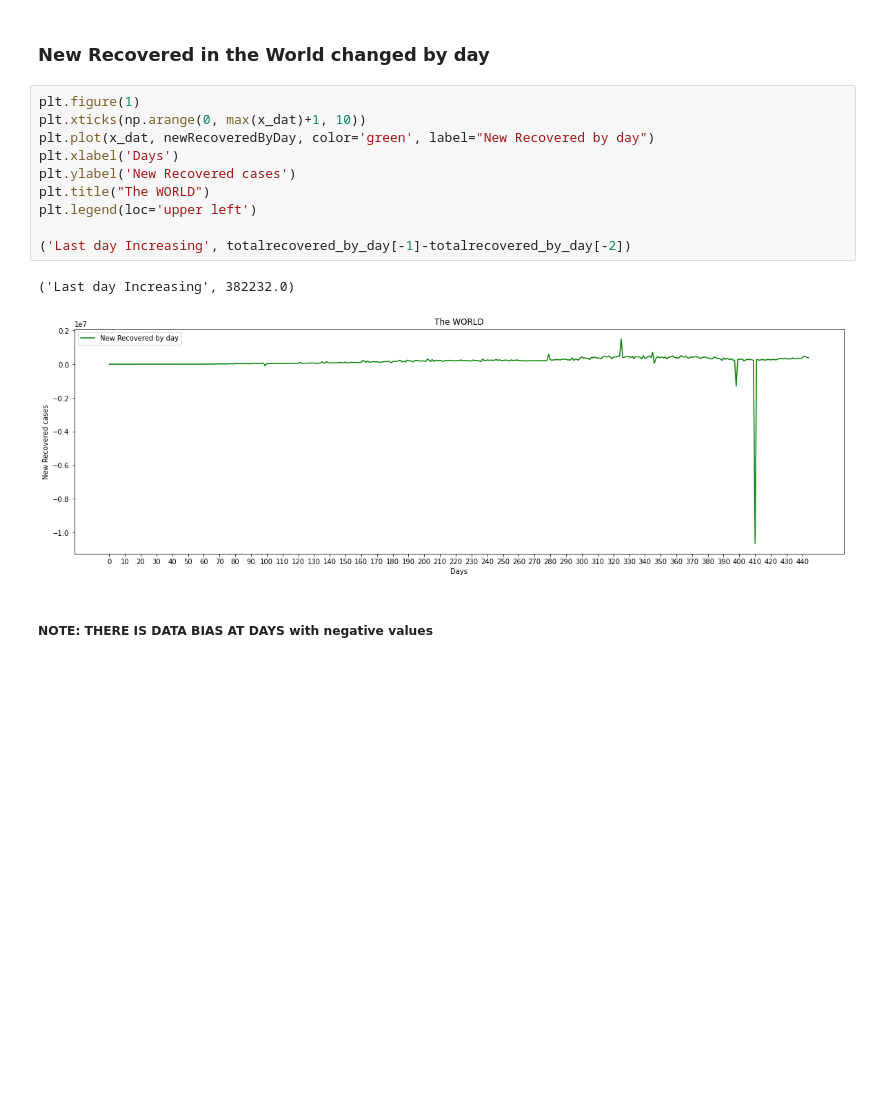
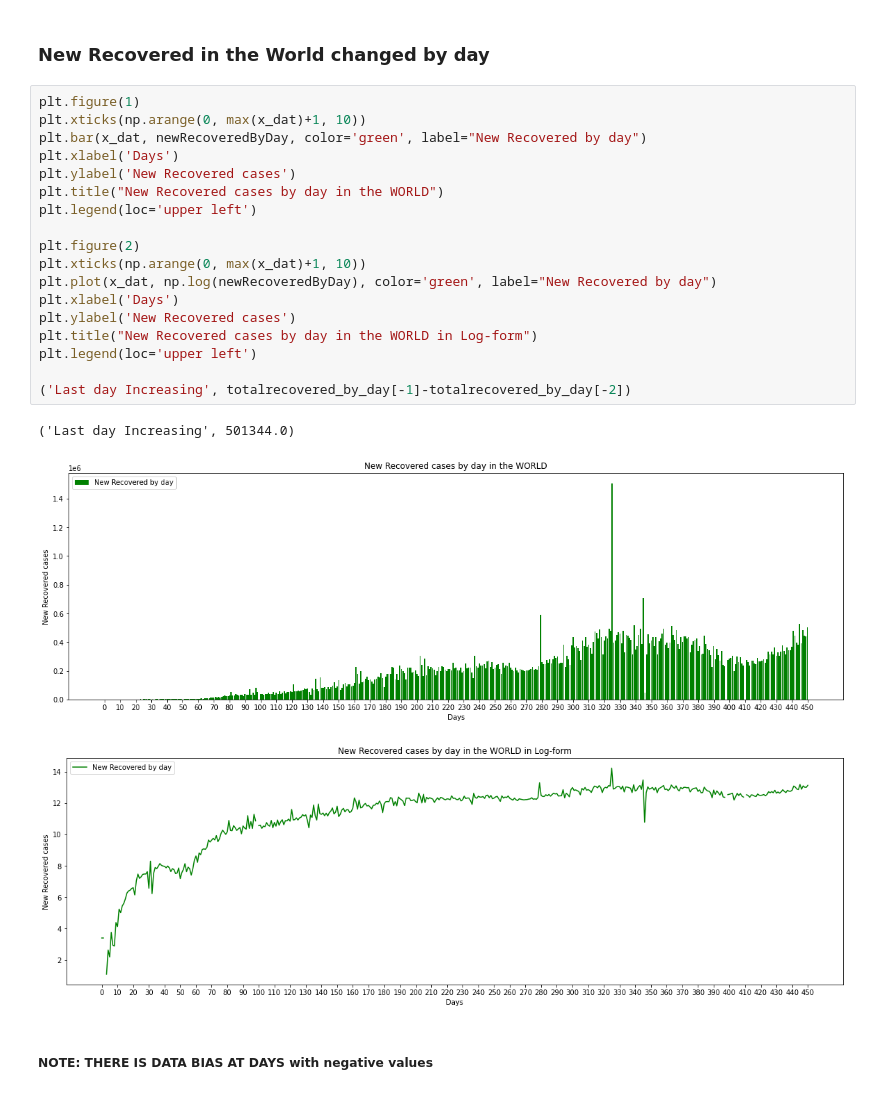
Before and after one commit to lphan/ML-Practices, a Jupyter notebook: 18_Covid-19/18_Covid-19_recovered.ipynb, the cells around one changed output. Saved outputs shown, nothing was run; the diff lists cells and outputs as text; blank space fills up the shorter version.

```diff
--- a/18_Covid-19/18_Covid-19_recovered.ipynb
+++ b/18_Covid-19/18_Covid-19_recovered.ipynb
@@ -35,16 +35,25 @@ Total recovered last day:  76891125.0
 # %%
 plt.figure(1)
 plt.xticks(np.arange(0, max(x_dat)+1, 10))
-plt.plot(x_dat, newRecoveredByDay, color='green', label="New Recovered by day")
+plt.bar(x_dat, newRecoveredByDay, color='green', label="New Recovered by day")
 plt.xlabel('Days')
 plt.ylabel('New Recovered cases')
-plt.title("The WORLD")
+plt.title("New Recovered cases by day in the WORLD")
+plt.legend(loc='upper left')
+
+plt.figure(2)
+plt.xticks(np.arange(0, max(x_dat)+1, 10))
+plt.plot(x_dat, np.log(newRecoveredByDay), color='green', label="New Recovered by day")
+plt.xlabel('Days')
+plt.ylabel('New Recovered cases')
+plt.title("New Recovered cases by day in the WORLD in Log-form")
 plt.legend(loc='upper left')
 
 ('Last day Increasing', totalrecovered_by_day[-1]-totalrecovered_by_day[-2])
 # %% [output]
-('Last day Increasing', 382232.0)
+('Last day Increasing', 501344.0)
-[figure, old version]
+[figure, new version]
+[figure, added]
 # %% [markdown]
 ##### NOTE: THERE IS DATA BIAS AT DAYS with negative values
 # %% [markdown]
```
Also changed, not shown: parts of 6 cells of this notebook, 19 other files.
